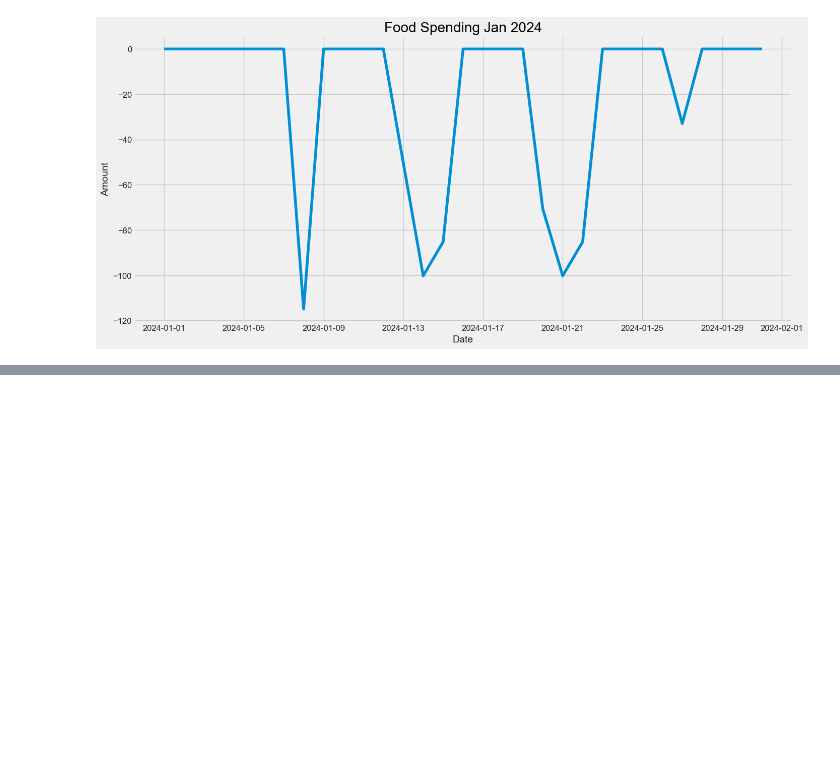
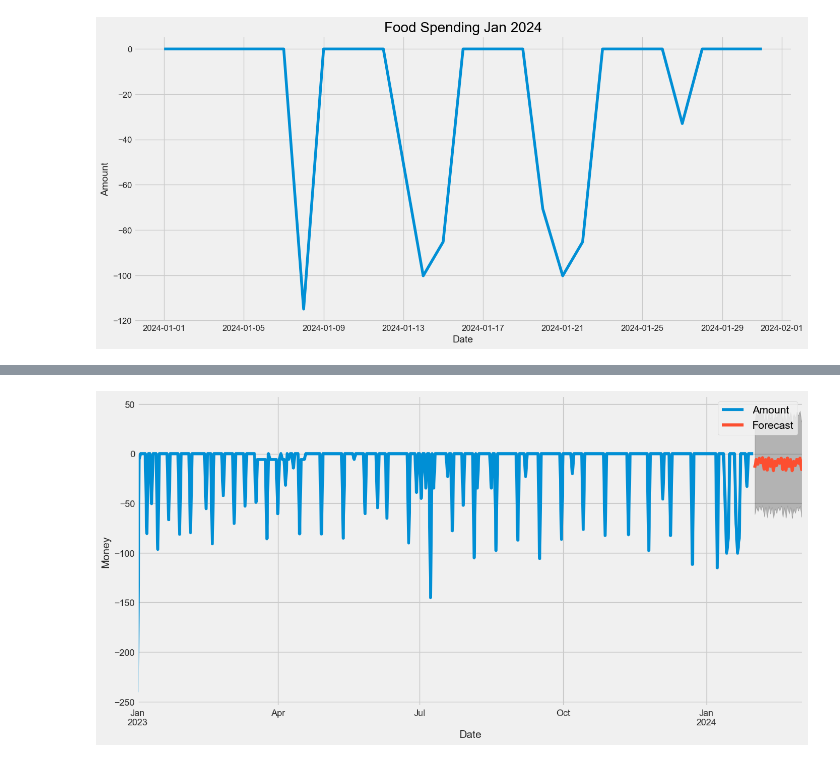
Before and after one commit to petermroberts/Ledgr, a Jupyter notebook: Presentation/Models.ipynb, the cells around one changed output, grey strips where cells are left out. Cells and saved outputs as stored; diff of their text form; code cells hidden in the pictures; blank space fills up the shorter version.

```diff
--- a/Presentation/Models.ipynb
+++ b/Presentation/Models.ipynb
@@ -398,0 +416,4 @@ updated_food_model = incremental_learn(unfit_food_model, prep_update)
+# %%
+forecast(prep_food2, updated_food_model)
+# %% [output]
+[figure, added]
```
Also changed, not shown: parts of 7 cells of this notebook.
